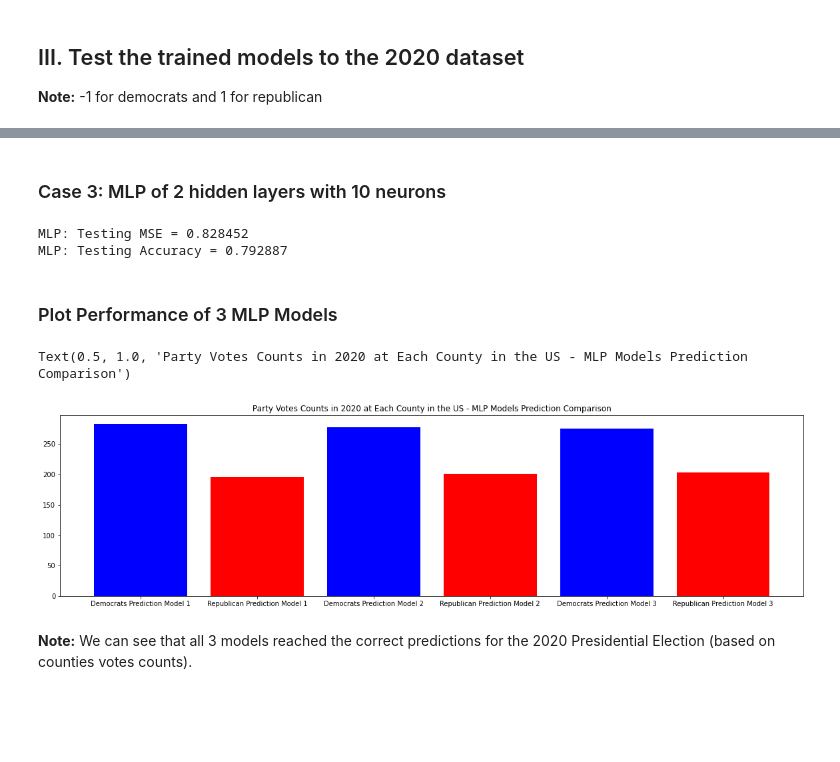
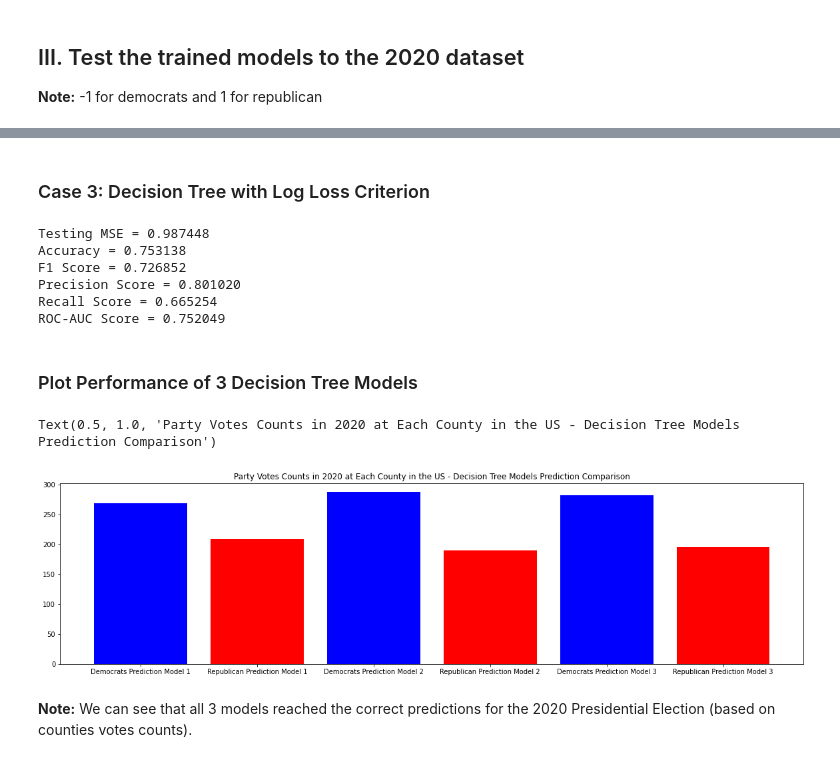
Before and after one commit to mnguyen0226/election_ml, a Jupyter notebook: src/us_election_prediction_decision_tree_no_feature_selection.ipynb, the cells around one changed output, grey strips where cells are left out. Cells and saved outputs as stored; diff of their text form; code cells hidden in the pictures; blank space fills up the shorter version.

Commit message:
done with decision tree model

```diff
--- a/src/us_election_prediction_decision_tree_no_feature_selection.ipynb
+++ b/src/us_election_prediction_decision_tree_no_feature_selection.ipynb
@@ -328,8 +322,0 @@ clf2 = neural_network.MLPClassifier(hidden_layer_sizes=hl, activation='tanh', so
-# %%
-# collect learn history on both training and validation sets
-training_loss = []
-validation_loss = []
-for epoch in range(100):
-    clf2.partial_fit(X_train, y_train.ravel(), classes=np.unique(y_df1))
-    training_loss.append(1-clf2.score(X_train, y_train))
-    validation_loss.append(1-clf2.score(X_test, y_test))
@@ -350,0 +323,2 @@ plt.show()
+# %%
+clf2.fit(X_train, y_train)
@@ -368,12 +359,5 @@ MLP: Validating Accuracy = 0.789855
 # %%
 # Model-dev 7: Create and train the model
-hl = (10, 10)
-clf3 = neural_network.MLPClassifier(hidden_layer_sizes=hl, activation='tanh', solver='adam', max_iter=10000)
+clf3 = DecisionTreeClassifier(criterion='log_loss', splitter='best')
 # %%
-# collect learn history on both training and validation sets
-training_loss = []
-validation_loss = []
-for epoch in range(100):
-    clf3.partial_fit(X_train, y_train.ravel(), classes=np.unique(y_df1))
-    training_loss.append(1-clf3.score(X_train, y_train))
-    validation_loss.append(1-clf3.score(X_test, y_test))
+clf3.fit(X_train, y_train)
@@ -447,14 +463,29 @@ for n in clf2_pred_y_2020:
     else:
         repu_count2 += 1
 # %% [markdown]
-### Case 3: MLP of 2 hidden layers with 10 neurons
+### Case 3: Decision Tree with Log Loss Criterion
 # %%
 clf3_pred_y_2020 = clf3.predict(X_df2)
-print("MLP: Testing MSE = %f" % metrics.mean_squared_error(y_df2, clf3_pred_y_2020))
-print("MLP: Testing Accuracy = %f" % metrics.accuracy_score(y_df2, clf3_pred_y_2020))
+
+accuracy = metrics.accuracy_score(y_df2, clf3_pred_y_2020)
+f1 = metrics.f1_score(y_df2, clf3_pred_y_2020)
+prec = metrics.precision_score(y_df2, clf3_pred_y_2020)
+recall = metrics.recall_score(y_df2, clf3_pred_y_2020)
+roc_auc = metrics.roc_auc_score(y_df2, clf3_pred_y_2020)
+
+print("Testing MSE = %f" % metrics.mean_squared_error(y_df2, clf3_pred_y_2020))
+print('Accuracy = %f' % (accuracy))
+print('F1 Score = %f' % (f1))
+print('Precision Score = %f' % (prec))
+print('Recall Score = %f' % (recall))
+print('ROC-AUC Score = %f' % (roc_auc))
 # %% [output]
-MLP: Testing MSE = 0.828452
-MLP: Testing Accuracy = 0.792887
+Testing MSE = 0.987448
+Accuracy = 0.753138
+F1 Score = 0.726852
+Precision Score = 0.801020
+Recall Score = 0.665254
+ROC-AUC Score = 0.752049
 # %%
 # count the vote each counties
 demo_count3 = repu_count3 = 0
@@ -465,19 +496,19 @@ for n in clf3_pred_y_2020:
     else:
         repu_count3 += 1
 # %% [markdown]
-### Plot Performance of 3 MLP Models
+### Plot Performance of 3 Decision Tree Models
 # %%
 votes = [demo_count1, repu_count1, demo_count2, repu_count2, demo_count3, repu_count3]
 names = ['Democrats Prediction Model 1', 'Republican Prediction Model 1',
          'Democrats Prediction Model 2', 'Republican Prediction Model 2',
          'Democrats Prediction Model 3', 'Republican Prediction Model 3']
 
 plt.figure(figsize=(20, 5))
 plt.bar(names, votes, color=['blue', 'red', 'blue', 'red', 'blue', 'red'])
-plt.title('Party Votes Counts in 2020 at Each County in the US - MLP Models Prediction Comparison')
+plt.title('Party Votes Counts in 2020 at Each County in the US - Decision Tree Models Prediction Comparison')
 # %% [output]
-Text(0.5, 1.0, 'Party Votes Counts in 2020 at Each County in the US - MLP Models Prediction Comparison')
+Text(0.5, 1.0, 'Party Votes Counts in 2020 at Each County in the US - Decision Tree Models Prediction Comparison')
-[figure, old version]
+[figure, new version]
 # %% [markdown]
 **Note:** We can see that all 3 models reached the correct predictions for the 2020 Presidential Election (based on counties votes counts).
 # %% [markdown]
```
Also changed, not shown: parts of 22 cells of this notebook.
